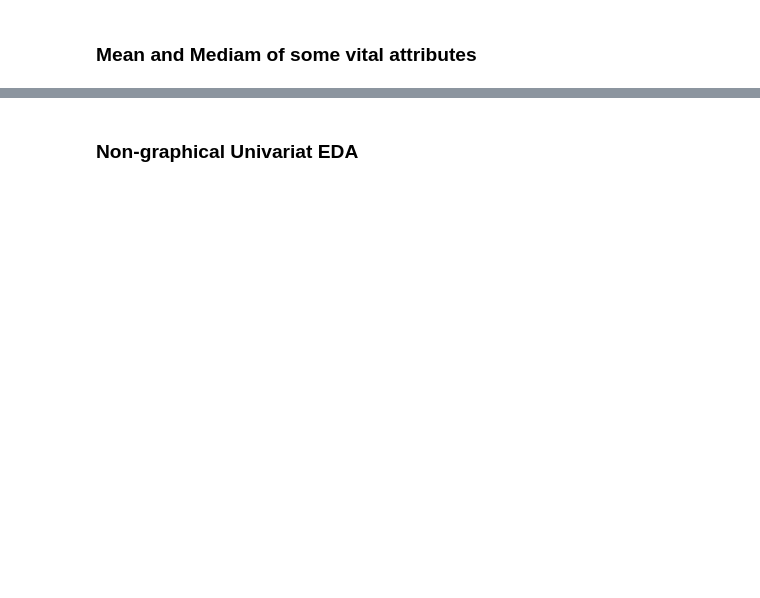
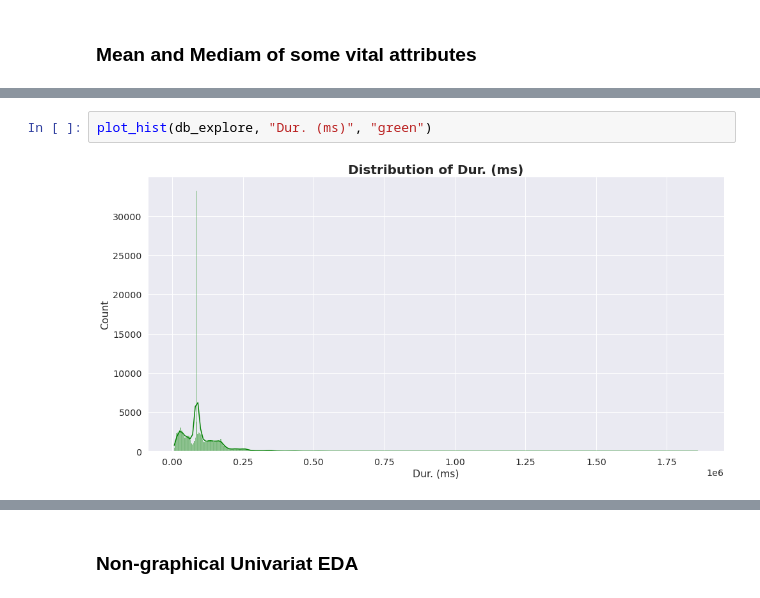
Before and after one commit to YasabnehT/Telecom_Data_Analysis, a Jupyter notebook: notebooks/UserOverviewAnalysis.ipynb, the cells around one changed output, grey strips where cells are left out. Cells and saved outputs as stored; diff of their text form; blank space fills up the shorter version.

```diff
--- a/notebooks/UserOverviewAnalysis.ipynb
+++ b/notebooks/UserOverviewAnalysis.ipynb
@@ -1043,0 +1249,4 @@ sns.set(font_scale=1.3)
+# %%
+plot_hist(db_explore, "Dur. (ms)", "green")
+# %% [output]
+[figure, added]
```
Also changed, not shown: parts of 100 cells of this notebook, 5 other files.
